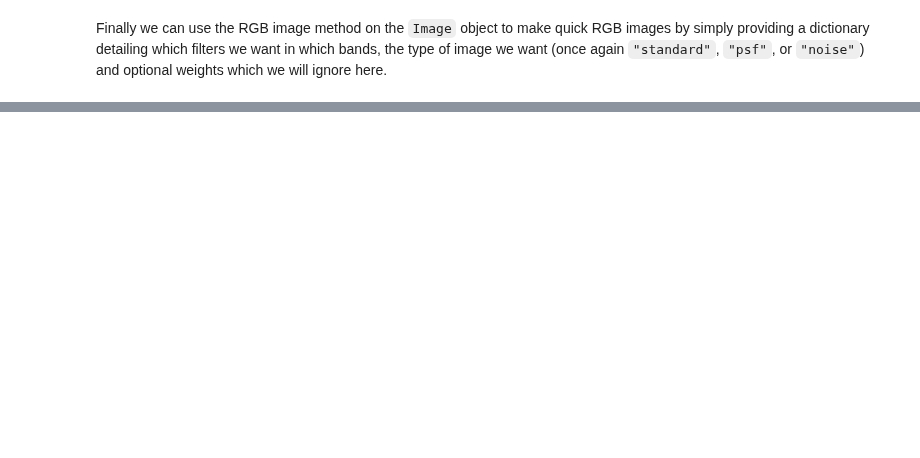
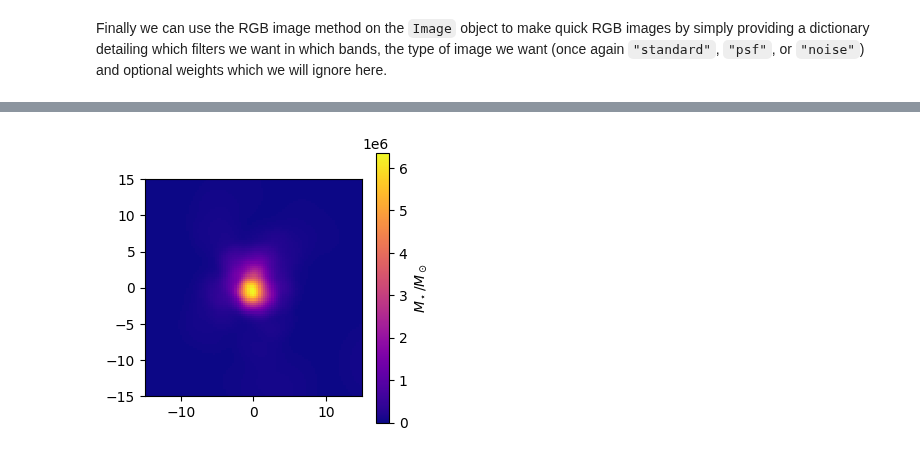
Before and after one commit to tHarvey303/synthesizer, a Jupyter notebook: docs/source/imaging/particle_imaging.ipynb, the cells around one changed output, grey strips where cells are left out. Drawn from its saved outputs; the diff is of its cells as text; code cells hidden in the pictures; blank space fills up the shorter version.

```diff
--- a/docs/source/imaging/particle_imaging.ipynb
+++ b/docs/source/imaging/particle_imaging.ipynb
@@ -418,0 +464,14 @@ plt.close(fig)
+# %%
+# Make the stellar mass map
+stellar_mass_map = gal.make_stellar_mass_map(
+    resolution=resolution,
+    fov=width,
+    img_type="smoothed",
+    kernel=kernel_data,
+    kernel_threshold=1,
+)
+
+fig, ax = stellar_mass_map.plot_map(show=True, cmap="plasma", extent=[-15, 15, -15, 15], cbar_label="$M_\star/M_\odot$")
+plt.close(fig)
+# %% [output]
+[figure, added]
```
Also changed, not shown: parts of 25 cells of this notebook.
